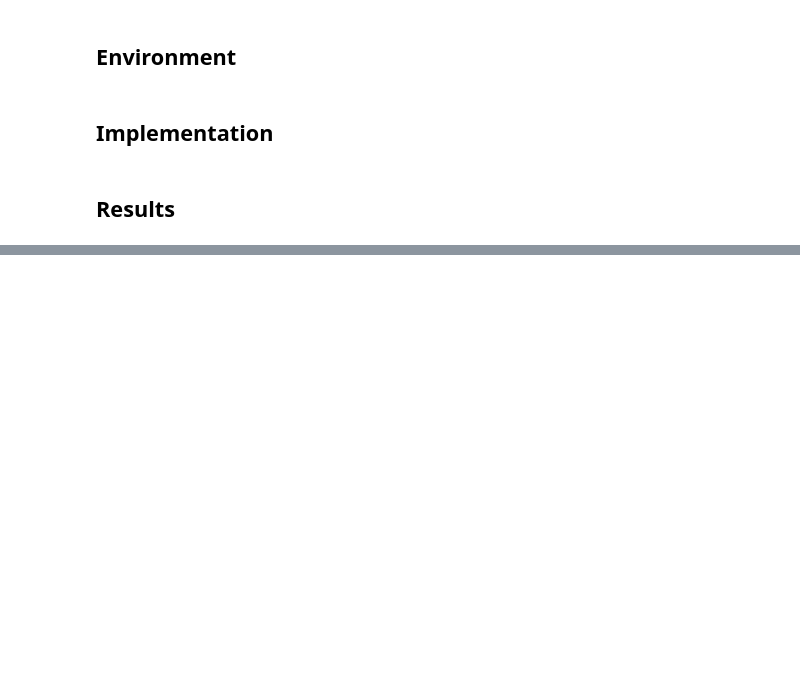
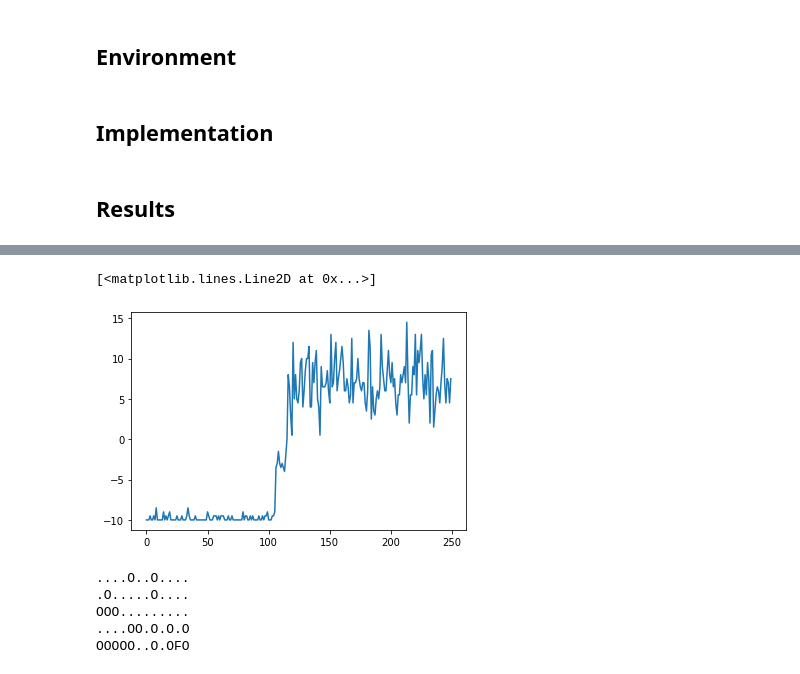
Before and after one commit to kymmt80/Reinforcement-Learning, a Jupyter notebook: Q_Learning.ipynb, the cells around one changed output, grey strips where cells are left out. Saved outputs shown, nothing was run; the diff lists cells and outputs as text; code cells hidden in the pictures; blank space fills up the shorter version.

```diff
--- a/Q_Learning.ipynb
+++ b/Q_Learning.ipynb
@@ -156,0 +164,19 @@ Q_Learn(env);
+# %%
+n=20
+rewards_per_n_episodes = np.split(np.array(log),len(log)/n)
+average_reward_per_n_episodes=[]
+for reward_set in rewards_per_n_episodes:
+    average_reward_per_n_episodes.append(np.average(reward_set));
+
+plt.plot(average_reward_per_n_episodes)
+# %% [output]
+[<matplotlib.lines.Line2D at 0x...>]
+[figure, added]
+# %%
+Q_Learn(env,True,episodes_count=20,initial_Q_table=table,epsilon=0);
+# %% [output]
+....O..O....
+.O.....O....
+OOO.........
+....OO.O.O.O
+OOOOO..O.OFO
```
Also changed, not shown: parts of 10 cells of this notebook.
